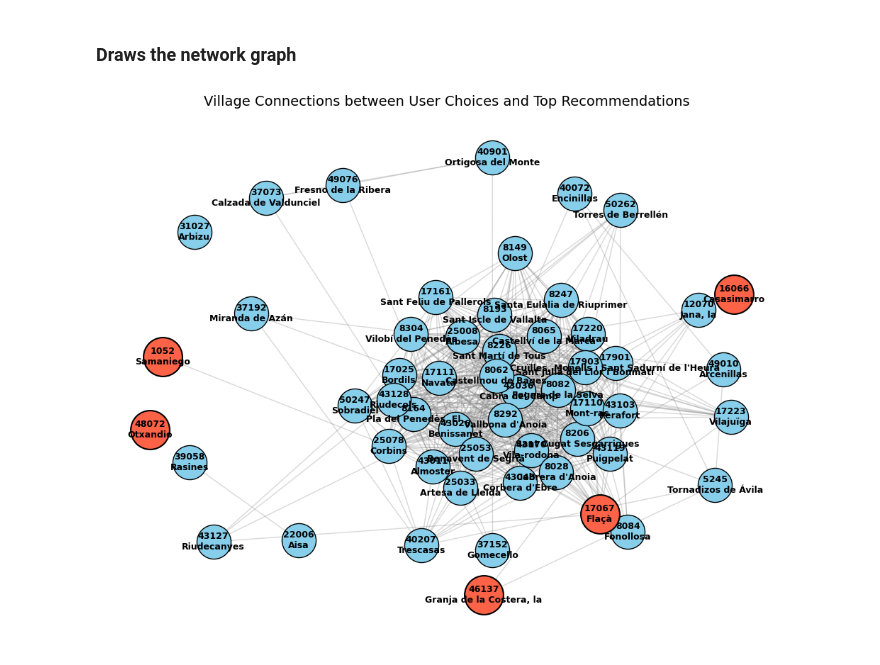
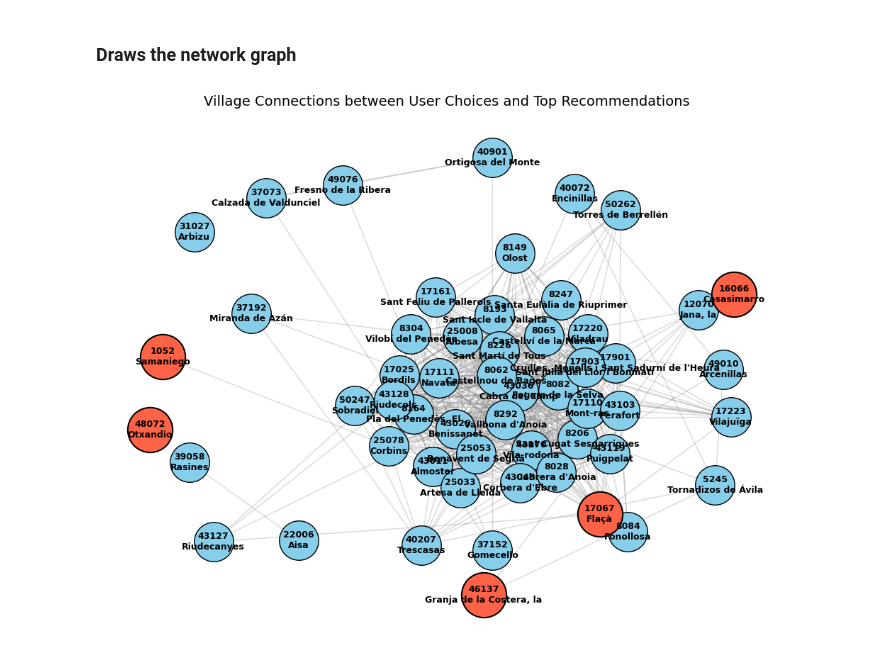
Before and after one commit to marimoysan/ml-pueblos, a Jupyter notebook: notebooks/4_models/recommender_tsvd_node2vec.ipynb, the cells around one changed output. Cells and saved outputs as stored; diff of their text form; code cells hidden in the pictures.

```diff
--- a/notebooks/4_models/recommender_tsvd_node2vec.ipynb
+++ b/notebooks/4_models/recommender_tsvd_node2vec.ipynb
@@ -442,7 +442,7 @@ Village 8226 (Sant Martí de Tous): Similarity 0.6798
 # %%
 def plot_small_labeled_subgraph(G, nodes_to_show, figsize=(10, 8),
                                highlight_nodes=None, title="Village Connection Subgraph",
-                               with_labels=True, node_size=1200,
+                               with_labels=True, node_size=1600,
                                df_pueblos=None):
     """
     Plot a small subgraph with CMUN labels visible.
@@ -509,32 +509,32 @@ def plot_small_labeled_subgraph(G, nodes_to_show, figsize=(10, 8),
             H, pos,
             labels=labels,
             font_size=9,
             font_weight='bold'
         )
 
     plt.title(title, fontsize=14)
     plt.axis('off')
     plt.tight_layout()
     plt.show()
 
 # Example usage:
 # 1. Show top recommendations and user selections
 selected_nodes = user_choices_cmun
-top_recommendations = [village for village, score in ranked_villages_from_df[:50]]
+top_recommendations = [village for village, score in ranked_villages_from_df[0:50]]
 nodes_to_show = selected_nodes + top_recommendations
 
 # 2. Show a small sample around a chosen node
 # central_node = user_choices_cmun[0]  # First user choice
 # neighbors = list(G.neighbors(central_node))
 # nodes_to_show = [central_node] + neighbors[:15]  # Central node plus up to 15 neighbors
 
 # Make the visualization
 plot_small_labeled_subgraph(
     G,
     nodes_to_show=nodes_to_show,
     highlight_nodes=selected_nodes,
     title="Village Connections between User Choices and Top Recommendations",
     df_pueblos=df_pueblos
 )
 # %% [output]
-[figure, old version]
+[figure, new version]
```
Also changed, not shown: 6 other files.
